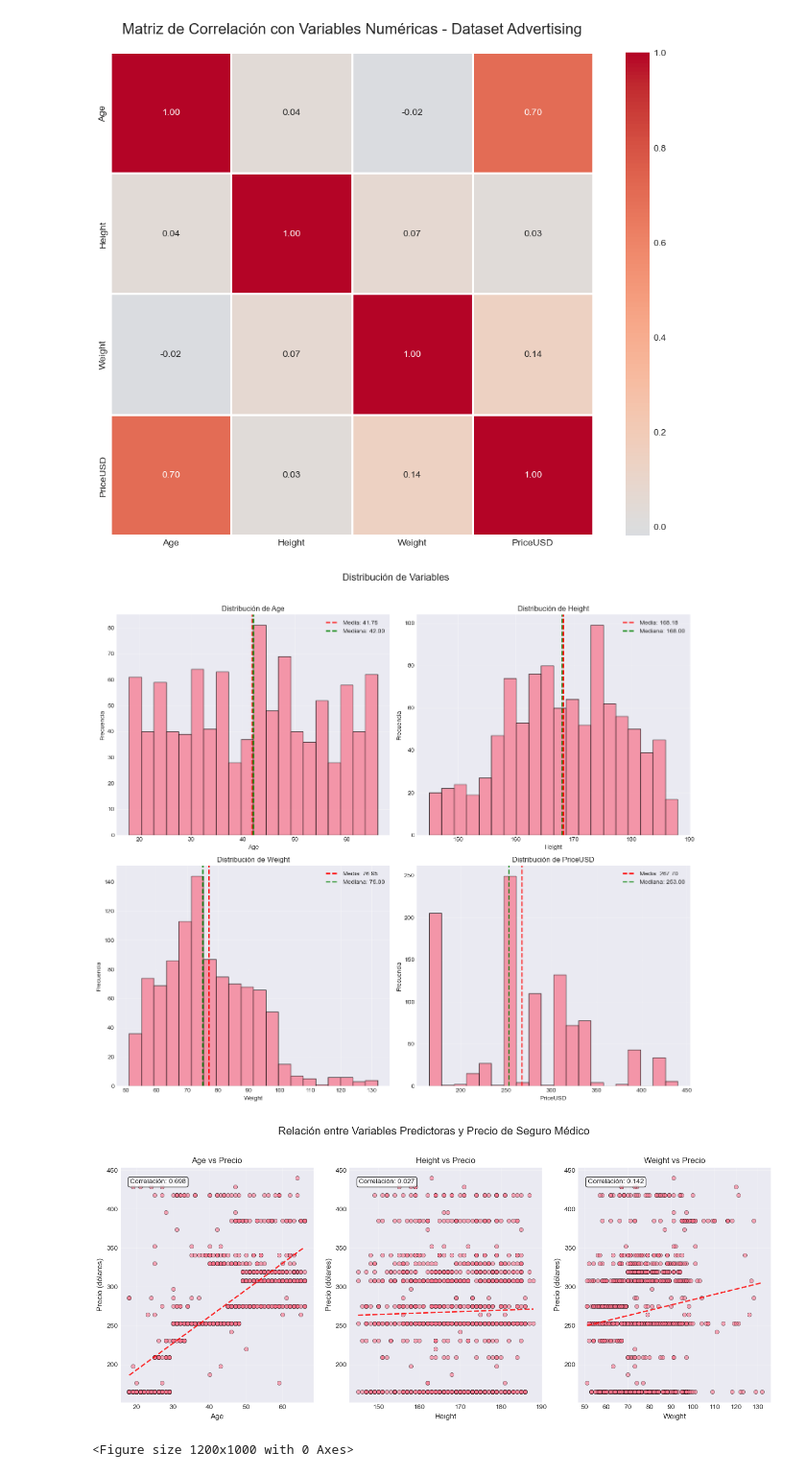
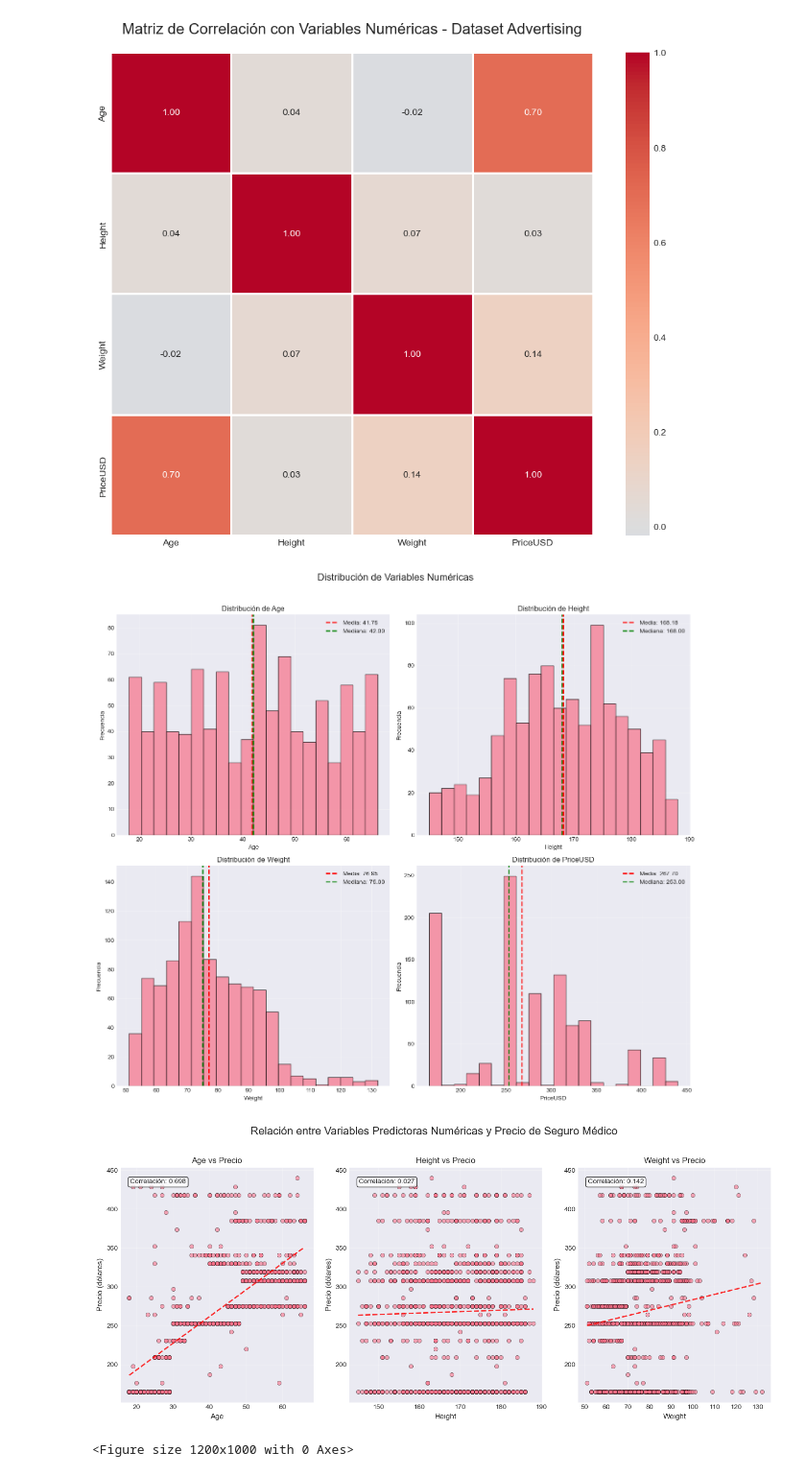
Before and after one commit to AleCarregha/Proyecto_Final_Mineria_INNOVAdores, a Jupyter notebook: Proyecto_final.ipynb, the cells around one changed output. Shown at 96% size. Cells and saved outputs as stored; diff of their text form; code cells hidden in the pictures.

```diff
--- a/Proyecto_final.ipynb
+++ b/Proyecto_final.ipynb
@@ -136,7 +136,7 @@ plt.show()
 # %%
 # Distribución de las variables
 fig, axes = plt.subplots(2, 2, figsize=(14, 12))
-fig.suptitle('Distribución de Variables', fontsize=16, y=1.02)
+fig.suptitle('Distribución de Variables Numéricas', fontsize=16, y=1.02)
 
 variables = vars_num
 
@@ -157,37 +157,37 @@ for idx, (ax, var) in enumerate(zip(axes.flat, variables)):
 plt.tight_layout()
 plt.show()
 # %% [output]
-[figure, old version]
+[figure, new version]
 # %%
 # Relación entre cada variable predictora y las ventas
 fig, axes = plt.subplots(1, 3, figsize=(14, 6))
-fig.suptitle('Relación entre Variables Predictoras y Precio de Seguro Médico', fontsize=16, y=1.02)
+fig.suptitle('Relación entre Variables Predictoras Numéricas y Precio de Seguro Médico', fontsize=16, y=1.02)
 
 predictors = vars_num
 axes = axes.flatten()
 
 for ax, predictor in zip(axes, predictors):
     ax.scatter(data[predictor], data['PriceUSD'], alpha=0.6, edgecolors='black', linewidth=0.5)
     ax.set_xlabel(f'{predictor}', fontsize=11)
     ax.set_ylabel('Precio (dólares)', fontsize=11)
     ax.set_title(f'{predictor} vs Precio', fontsize=12)
     ax.grid(True, alpha=0.3)
 
     # Agregar línea de tendencia
     z = np.polyfit(data[predictor], data['PriceUSD'], 1)
     p = np.poly1d(z)
     ax.plot(data[predictor].sort_values(), p(data[predictor].sort_values()),
             "r--", alpha=0.8, linewidth=2)
 
     # Agregar correlación
     corr = data[[predictor, 'PriceUSD']].corr().iloc[0, 1]
     ax.text(0.05, 0.95, f'Correlación: {corr:.3f}', transform=ax.transAxes,
             fontsize=10, verticalalignment='top', bbox=dict(boxstyle='round', facecolor='white', alpha=0.8))
 
 plt.tight_layout()
 plt.show()
 # %% [output]
-[figure, old version]
+[figure, new version]
 # %%
 # Pairplot para visualizar todas las relaciones
 plt.figure(figsize=(12, 10))
```
Also changed, not shown: parts of 3 cells of this notebook.
